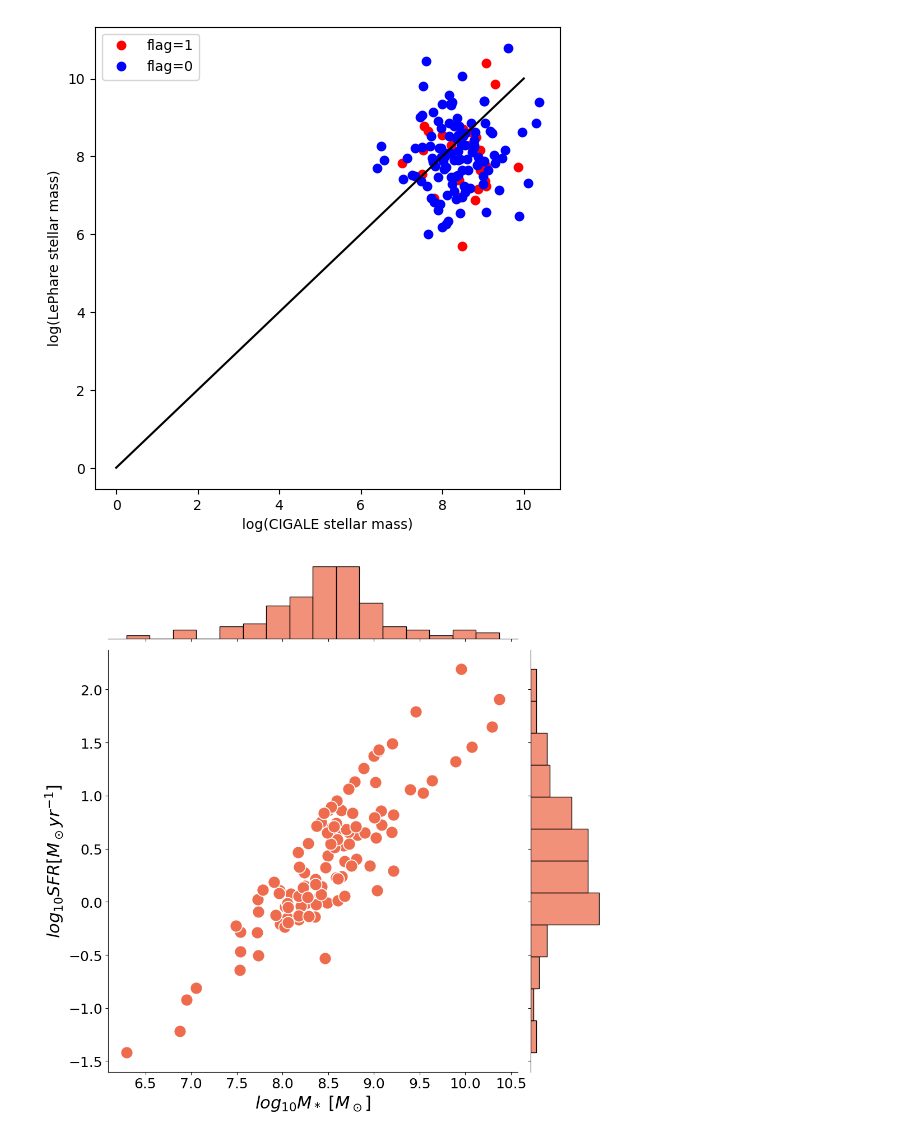
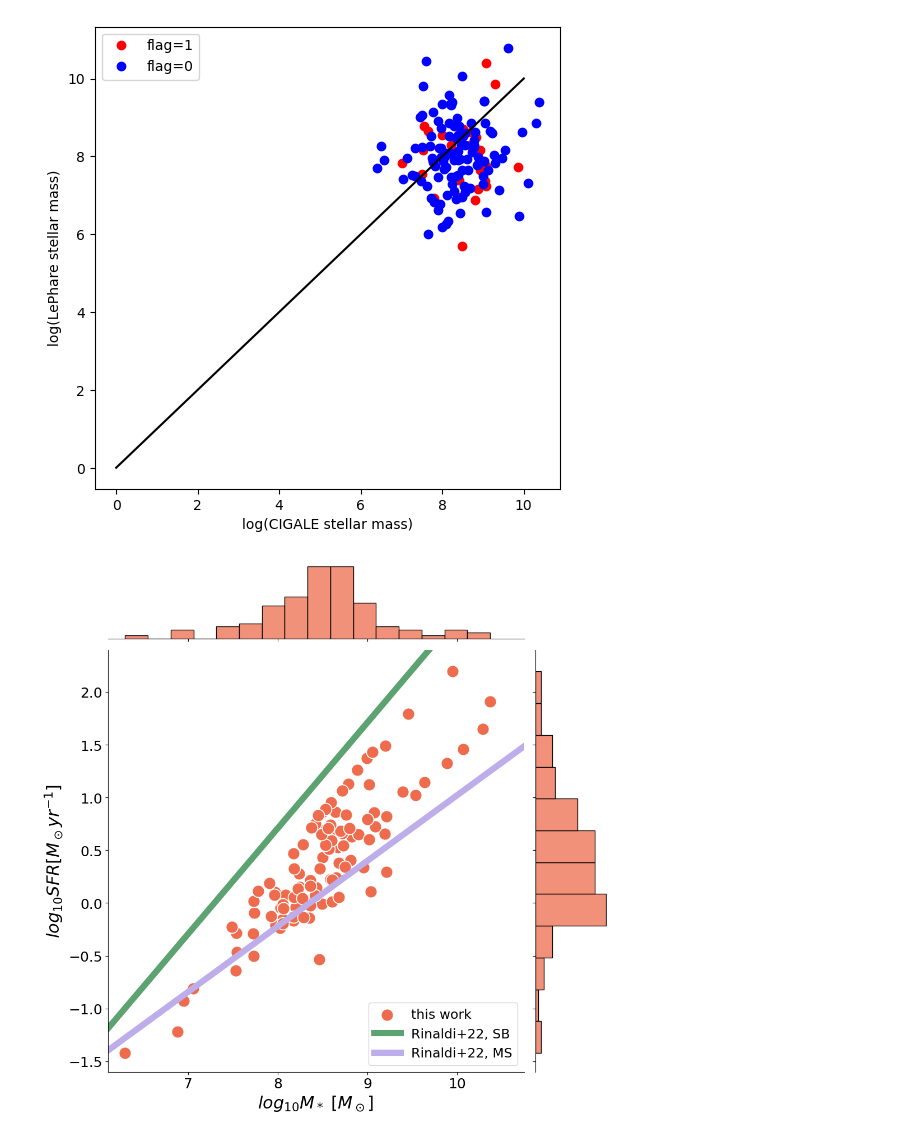
Before and after one commit to nguyenbinh1612/quenched, a Jupyter notebook: catalog_checks.ipynb, the cells around one changed output. Drawn from its saved outputs; the diff is of its cells as text; code cells hidden in the pictures.

```diff
--- a/catalog_checks.ipynb
+++ b/catalog_checks.ipynb
@@ -307,16 +307,31 @@ Text(0, 0.5, 'log(LePhare stellar mass)')
 log_mstar = np.log10(cigale_data[cigale_data['id'].isin(better_df['id'].values)]['bayes.stellar.m_star'].values).tolist()
 log_sfr = np.log10(cigale_data[cigale_data['id'].isin(better_df['id'].values)]['bayes.sfh.sfr'].values).tolist()
 cigale_mstar_sfr = pd.DataFrame({'log_mstar': log_mstar, 'log_sfr': log_sfr}, columns=['log_mstar', 'log_sfr'])
+# %%
+def log_sfr_func(log_mstar, alpha, beta):
+    return alpha*log_mstar + beta
+# %%
+log_mstar_para = np.arange(3, 13, 0.1)
+log_sfr_para_MS_lowz = log_sfr_func(log_mstar_para, 0.62, -5.18)
+log_sfr_para_MS_highz = log_sfr_func(log_mstar_para, 0.6, -4.93)
+log_sfr_para_SB_lowz = log_sfr_func(log_mstar_para, 1.0, -7.29)
+log_sfr_para_SB_highz = log_sfr_func(log_mstar_para, 0.99, -7.03)
 # %%
 import seaborn as sns
 # %%
-g = sns.jointplot(data = cigale_mstar_sfr, x = 'log_mstar', y = 'log_sfr', height=10, color='#ee6c4d', s=250)
+g = sns.jointplot(data = cigale_mstar_sfr, x = 'log_mstar', y = 'log_sfr', height=10, color='#ee6c4d', s=250, label='this work')
 plt.xlabel('$log_{10}M_*$ $[M_\odot]$', fontsize=22)
 plt.ylabel('$log_{10}SFR [M_\odot yr^{-1}]$', fontsize=22)
-#plt.set_axis_labels('$log_{10}M_*$ $[M_\odot]$', 'SFR $[M_\odot yr^{-1}]$', fontsize=14)
+
+plt.plot(log_mstar_para, log_sfr_para_SB_lowz, color='#5da271', linewidth=8, label='Rinaldi+22, SB') # jade
+plt.plot(log_mstar_para, log_sfr_para_MS_lowz, color='#bdadea', linewidth=8, label='Rinaldi+22, MS') # wisteria
+
+plt.legend(fontsize = 17, loc='lower right')
 plt.tight_layout()
 plt.tick_params(axis="both", labelsize=18)
+plt.xlim(6.1, 10.75)
+plt.ylim(-1.6, 2.4)
 
 fig = g.savefig("mstar_vs_sfr.png")
 # %% [output]
-[figure, old version]
+[figure, new version]
```
Also changed, not shown: 2 other files.
